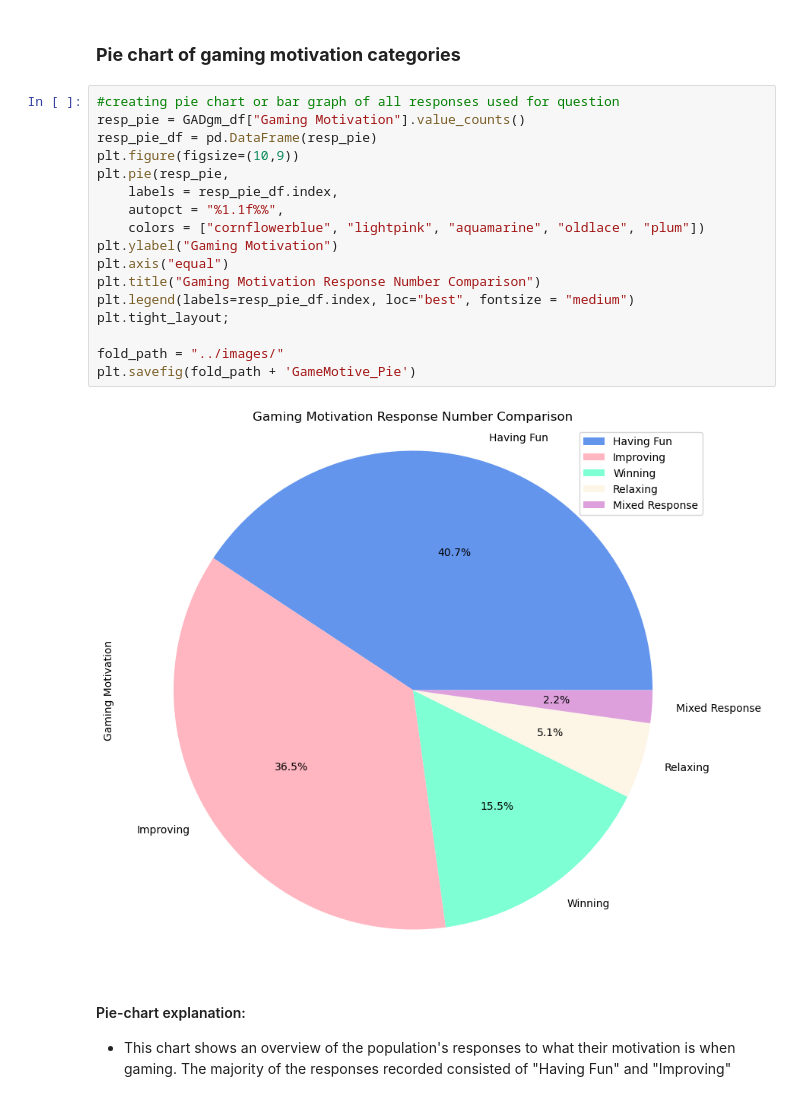
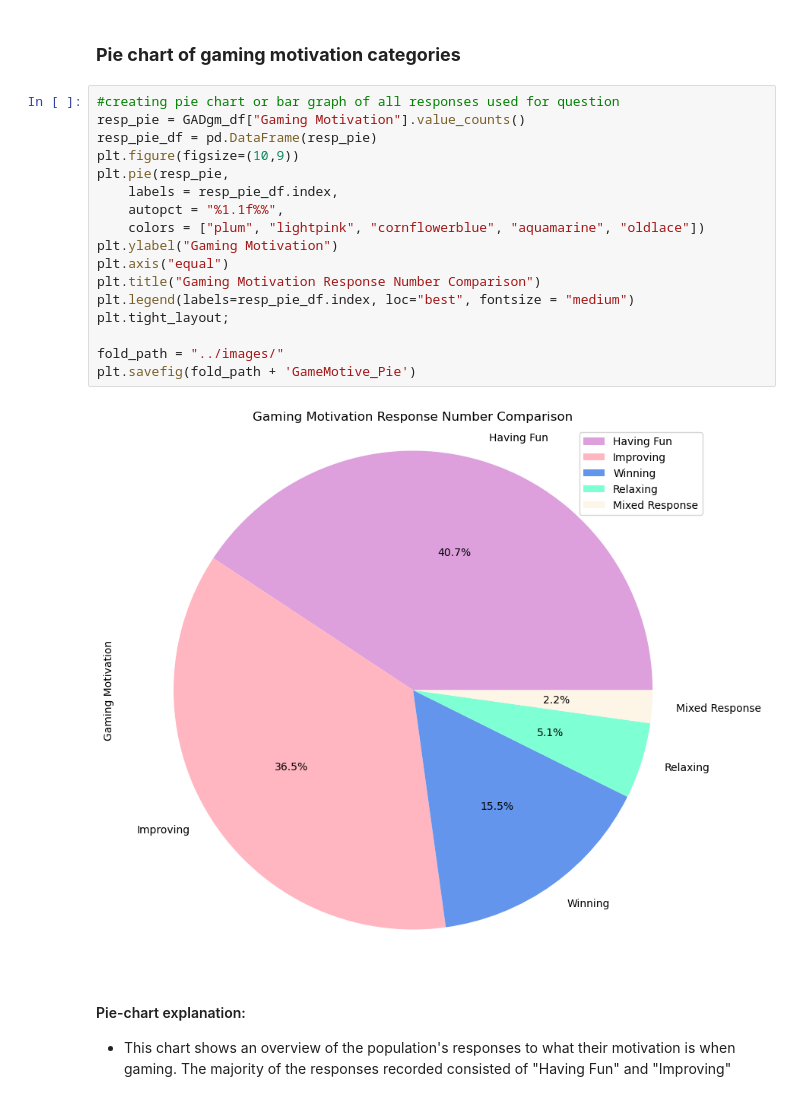
Before and after one commit to ComfyKoala/Project_1_Group_1, a Jupyter notebook: final_analysis/final_analysis.ipynb, the cells around one changed output. Drawn from its saved outputs; the diff is of its cells as text.

Commit message:
changed graph colors

```diff
--- a/final_analysis/final_analysis.ipynb
+++ b/final_analysis/final_analysis.ipynb
@@ -748,22 +748,22 @@ Name: count, dtype: int64
 # %%
 #creating pie chart or bar graph of all responses used for question
 resp_pie = GADgm_df["Gaming Motivation"].value_counts()
 resp_pie_df = pd.DataFrame(resp_pie)
 plt.figure(figsize=(10,9))
 plt.pie(resp_pie,
     labels = resp_pie_df.index,
     autopct = "%1.1f%%",
-    colors = ["cornflowerblue", "lightpink", "aquamarine", "oldlace", "plum"])
+    colors = ["plum", "lightpink", "cornflowerblue", "aquamarine", "oldlace"])
 plt.ylabel("Gaming Motivation")
 plt.axis("equal")
 plt.title("Gaming Motivation Response Number Comparison")
 plt.legend(labels=resp_pie_df.index, loc="best", fontsize = "medium")
 plt.tight_layout;
 
 fold_path = "../images/"
 plt.savefig(fold_path + 'GameMotive_Pie')
 # %% [output]
-[figure, old version]
+[figure, new version]
 # %% [markdown]
 #### Pie-chart explanation:
 - This chart shows an overview of the population's responses to what their motivation is when gaming. The majority of the responses recorded consisted of "Having Fun" and "Improving"
```
Also changed, not shown: parts of 3 cells of this notebook, 6 other files.
